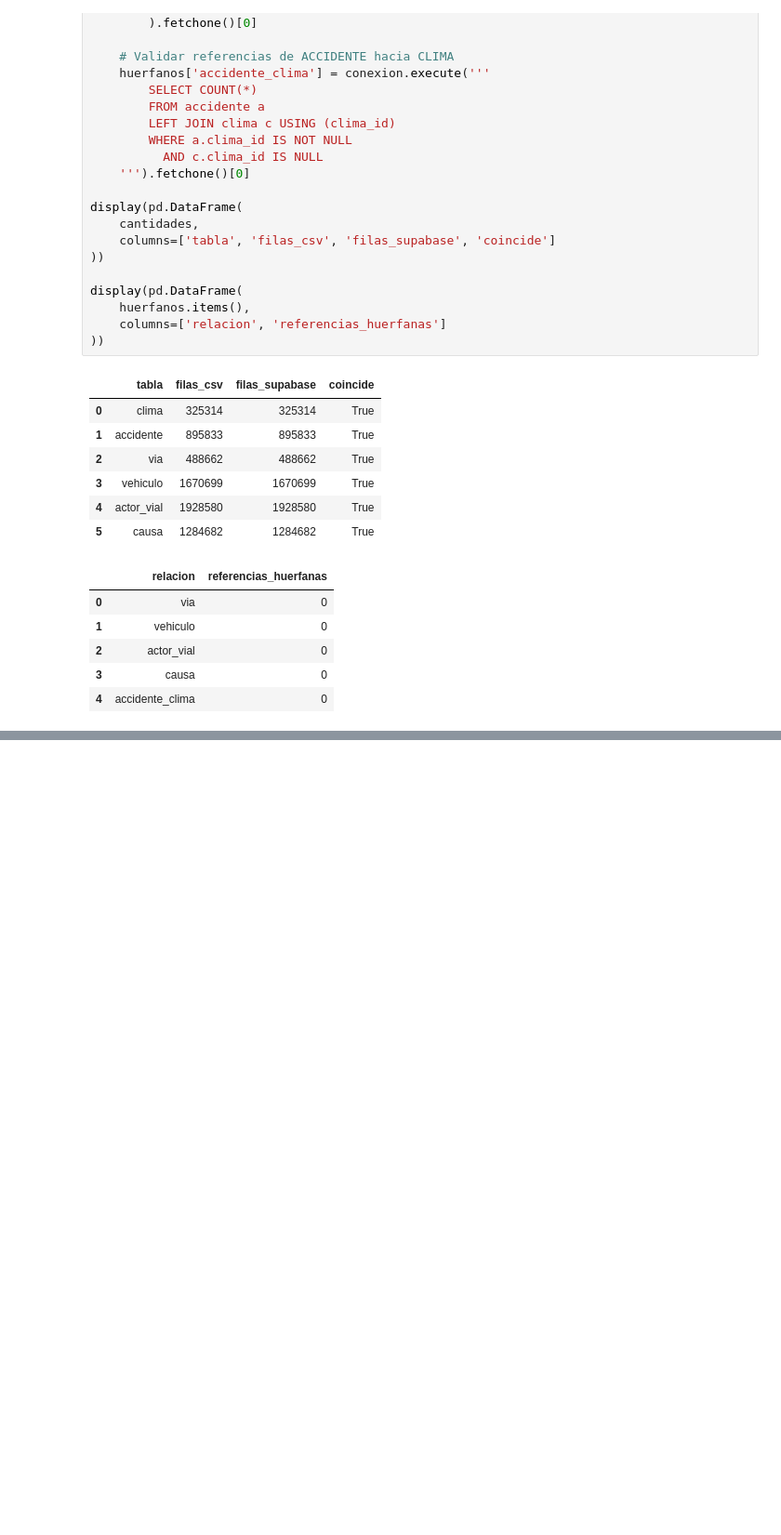
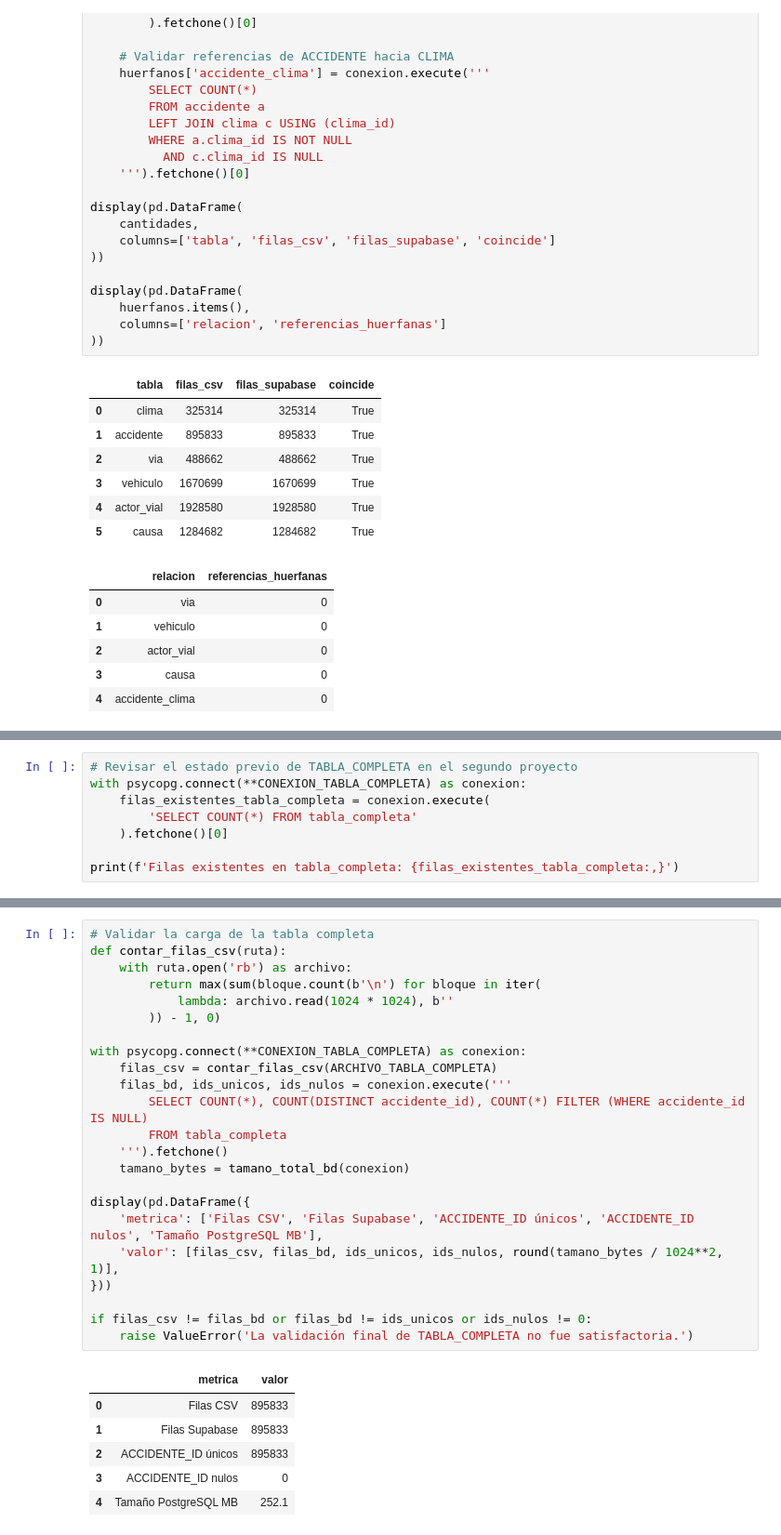
Before and after one commit to carlossil05/Prediruta, a Jupyter notebook: data/carga_csv_supabase.ipynb, the cells around one changed output, grey strips where cells are left out. Shown at 93% size. Drawn from its saved outputs; the diff is of its cells as text; blank space fills up the shorter version.

Commit message:
Cargue tabla completa a supabase
Se usa el nuevo .env

```diff
--- a/data/carga_csv_supabase.ipynb
+++ b/data/carga_csv_supabase.ipynb
@@ -394,0 +513,8 @@ display(pd.DataFrame(
+# %%
+# Revisar el estado previo de TABLA_COMPLETA en el segundo proyecto
+with psycopg.connect(**CONEXION_TABLA_COMPLETA) as conexion:
+    filas_existentes_tabla_completa = conexion.execute(
+        'SELECT COUNT(*) FROM tabla_completa'
+    ).fetchone()[0]
+
+print(f'Filas existentes en tabla_completa: {filas_existentes_tabla_completa:,}')
@@ -394,0 +630,30 @@ display(pd.DataFrame(
+# %%
+# Validar la carga de la tabla completa
+def contar_filas_csv(ruta):
+    with ruta.open('rb') as archivo:
+        return max(sum(bloque.count(b'\n') for bloque in iter(
+            lambda: archivo.read(1024 * 1024), b''
+        )) - 1, 0)
+
+with psycopg.connect(**CONEXION_TABLA_COMPLETA) as conexion:
+    filas_csv = contar_filas_csv(ARCHIVO_TABLA_COMPLETA)
+    filas_bd, ids_unicos, ids_nulos = conexion.execute('''
+        SELECT COUNT(*), COUNT(DISTINCT accidente_id), COUNT(*) FILTER (WHERE accidente_id IS NULL)
+        FROM tabla_completa
+    ''').fetchone()
+    tamano_bytes = tamano_total_bd(conexion)
+
+display(pd.DataFrame({
+    'metrica': ['Filas CSV', 'Filas Supabase', 'ACCIDENTE_ID únicos', 'ACCIDENTE_ID nulos', 'Tamaño PostgreSQL MB'],
+    'valor': [filas_csv, filas_bd, ids_unicos, ids_nulos, round(tamano_bytes / 1024**2, 1)],
+}))
+
+if filas_csv != filas_bd or filas_bd != ids_unicos or ids_nulos != 0:
+    raise ValueError('La validación final de TABLA_COMPLETA no fue satisfactoria.')
+# %% [output]
+|  | metrica | valor |
+| 0 | Filas CSV | 895833 |
+| 1 | Filas Supabase | 895833 |
+| 2 | ACCIDENTE_ID únicos | 895833 |
+| 3 | ACCIDENTE_ID nulos | 0 |
+| 4 | Tamaño PostgreSQL MB | 252.1 |
```
Also changed, not shown: parts of 17 cells of this notebook.
